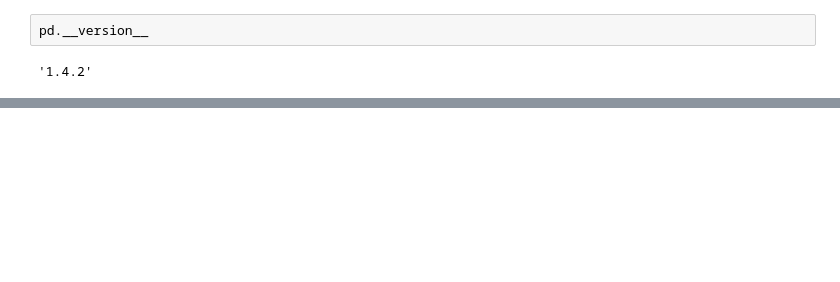
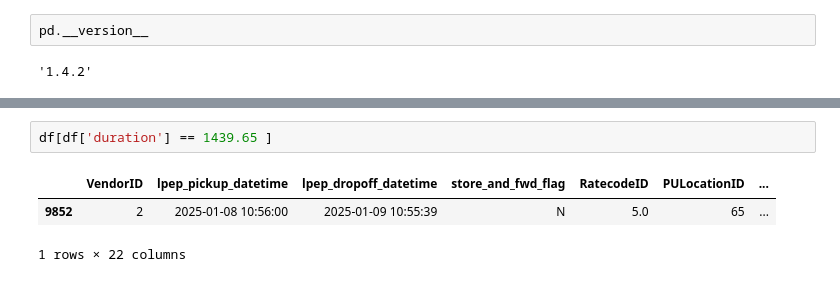
Before and after one commit to nateeatsrice/Taxi-Travel-Duration, a Jupyter notebook: 01-intro/EDA and Model Selection.ipynb, the cells around one changed output, grey strips where cells are left out. Cells and saved outputs as stored; diff of their text form; blank space fills up the shorter version.

```diff
--- a/01-intro/EDA and Model Selection.ipynb
+++ b/01-intro/EDA and Model Selection.ipynb
@@ -27,0 +133,6 @@ df['duration'] = df.tpep_dropoff_datetime - df.tpep_pickup_datetime
+# %%
+df[df['duration'] == 1439.65 ]
+# %% [output]
+|  | VendorID | lpep_pickup_datetime | lpep_dropoff_datetime | store_and_fwd_flag | RatecodeID | PULocationID | ... |
+| 9852 | 2 | 2025-01-08 10:56:00 | 2025-01-09 10:55:39 | N | 5.0 | 65 | ... |
+1 rows × 22 columns
```
Also changed, not shown: parts of 16 cells of this notebook.
